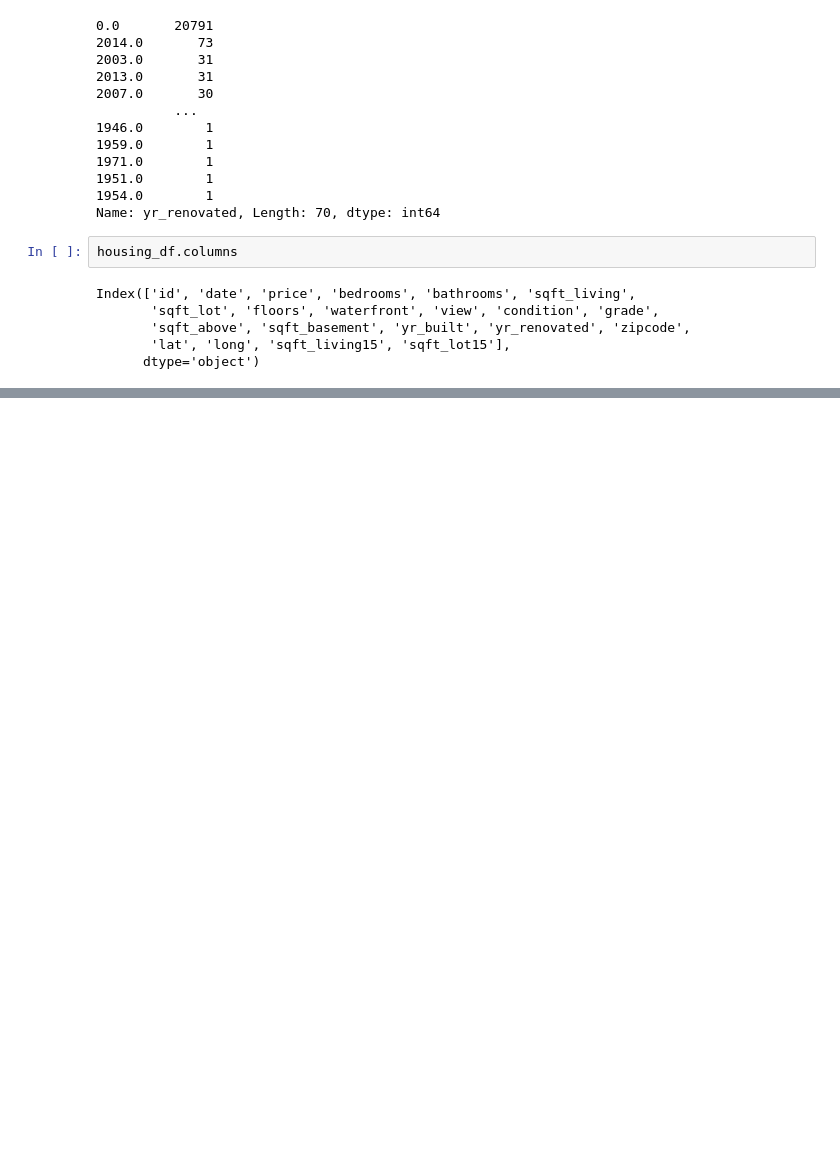
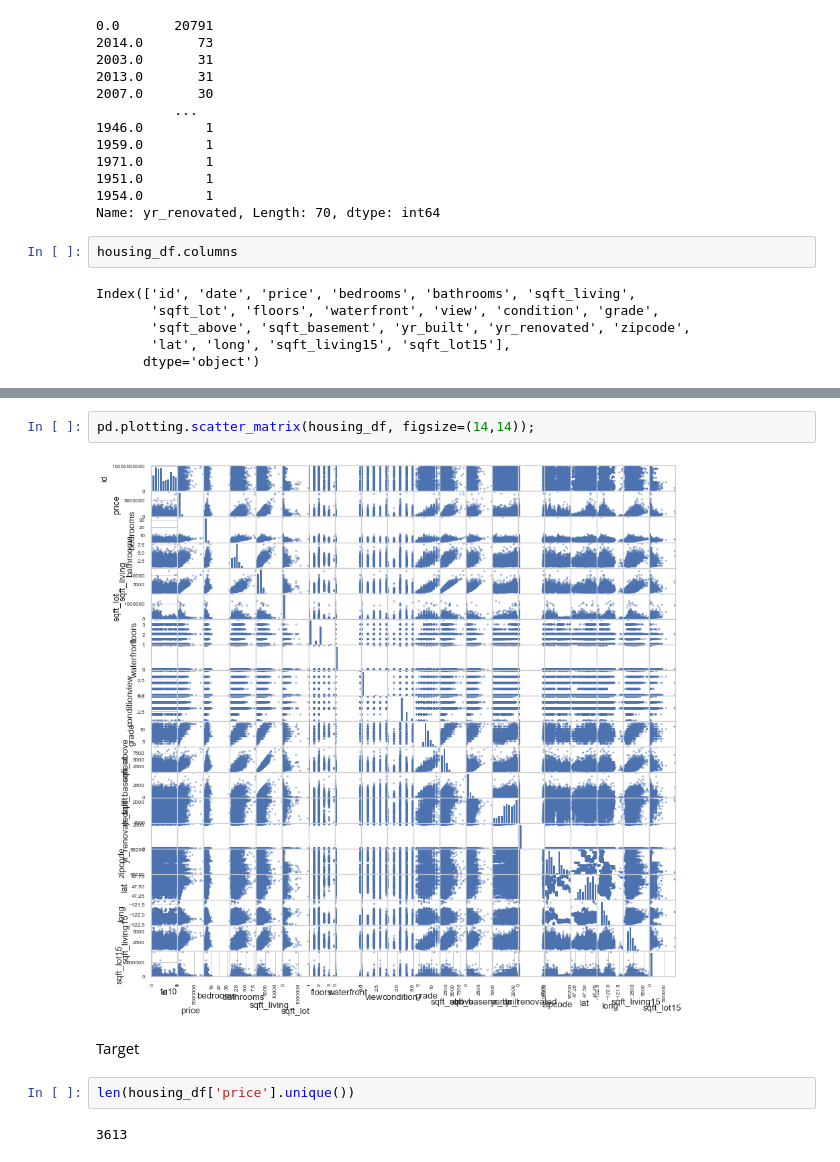
Before and after one commit to torresdavr/dsc-v2-mod1-final-project-online-ds-pt-100719, a Jupyter notebook: student.ipynb, the cells around one changed output, grey strips where cells are left out. Drawn from its saved outputs; the diff is of its cells as text; blank space fills up the shorter version.

```diff
--- a/student.ipynb
+++ b/student.ipynb
@@ -564,0 +566,10 @@ for xcol, ax in zip(['view', 'condition', 'grade'], axes):
+# %%
+pd.plotting.scatter_matrix(housing_df, figsize=(14,14));
+# %% [output]
+[figure, added]
+# %% [markdown]
+Target
+# %%
+len(housing_df['price'].unique())
+# %% [output]
+3613
```
Also changed, not shown: parts of 17 cells of this notebook.
